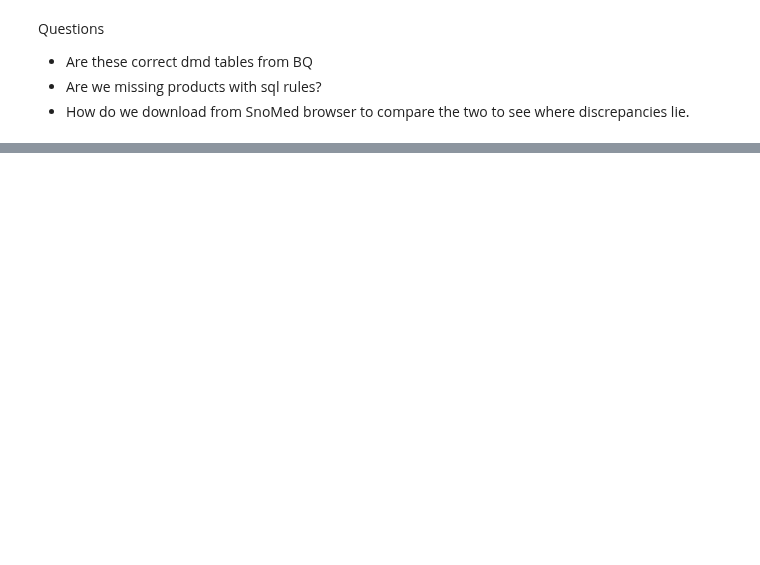
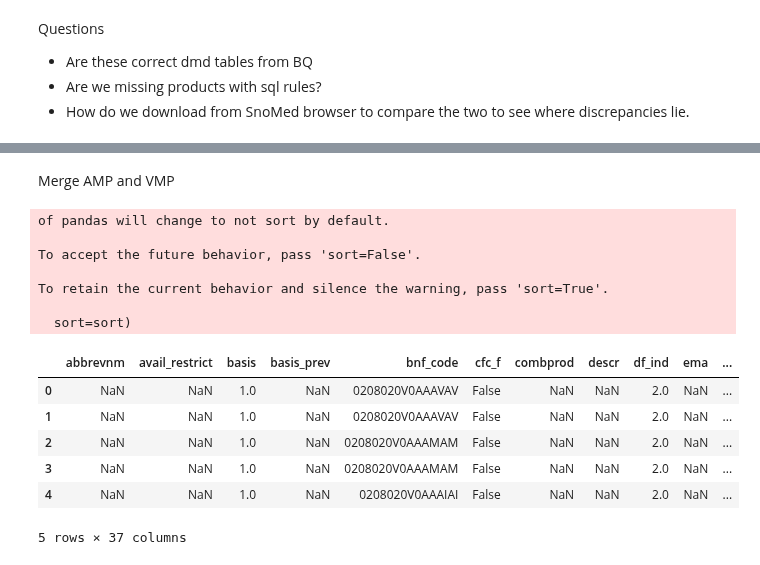
Before and after one commit to ebmdatalab/jupyter-notebooks, a Jupyter notebook: QoF/AF Ref Set.ipynb, the cells around one changed output, grey strips where cells are left out. Saved outputs shown, nothing was run; the diff lists cells and outputs as text; code cells hidden in the pictures; blank space fills up the shorter version.

```diff
--- a/QoF/AF Ref Set.ipynb
+++ b/QoF/AF Ref Set.ipynb
@@ -220,0 +207,20 @@ content['active']
+# %% [markdown]
+Merge AMP and VMP
+# %%
+amp_vmp = vmp_anticoag.append(amp_anticoag)
+amp_vmp.head()
+# %% [output]
+of pandas will change to not sort by default.
+
+To accept the future behavior, pass 'sort=False'.
+
+To retain the current behavior and silence the warning, pass 'sort=True'.
+
+  sort=sort)
+|  | abbrevnm | avail_restrict | basis | basis_prev | bnf_code | cfc_f | combprod | descr | df_ind | ema | ... |
+| 0 | NaN | NaN | 1.0 | NaN | 0208020V0AAAVAV | False | NaN | NaN | 2.0 | NaN | ... |
+| 1 | NaN | NaN | 1.0 | NaN | 0208020V0AAAVAV | False | NaN | NaN | 2.0 | NaN | ... |
+| 2 | NaN | NaN | 1.0 | NaN | 0208020V0AAAMAM | False | NaN | NaN | 2.0 | NaN | ... |
+| 3 | NaN | NaN | 1.0 | NaN | 0208020V0AAAMAM | False | NaN | NaN | 2.0 | NaN | ... |
+| 4 | NaN | NaN | 1.0 | NaN | 0208020V0AAAIAI | False | NaN | NaN | 2.0 | NaN | ... |
+5 rows × 37 columns
```
Also changed, not shown: parts of 18 cells of this notebook.
